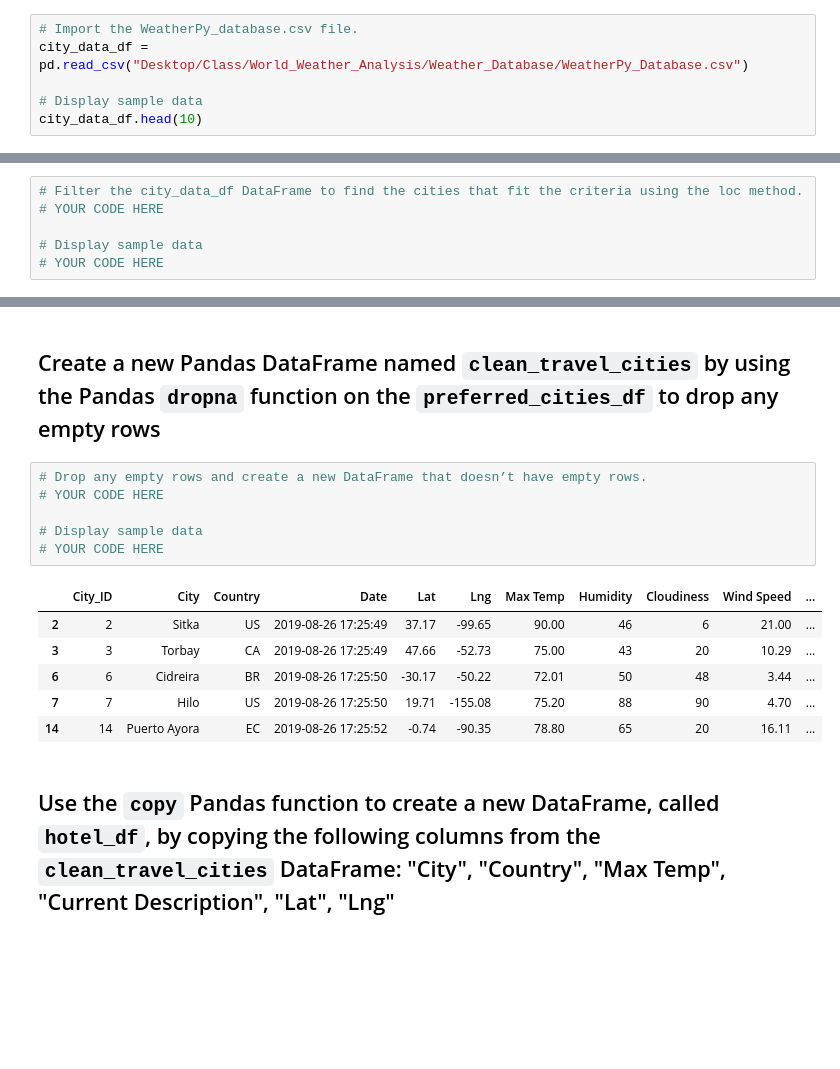
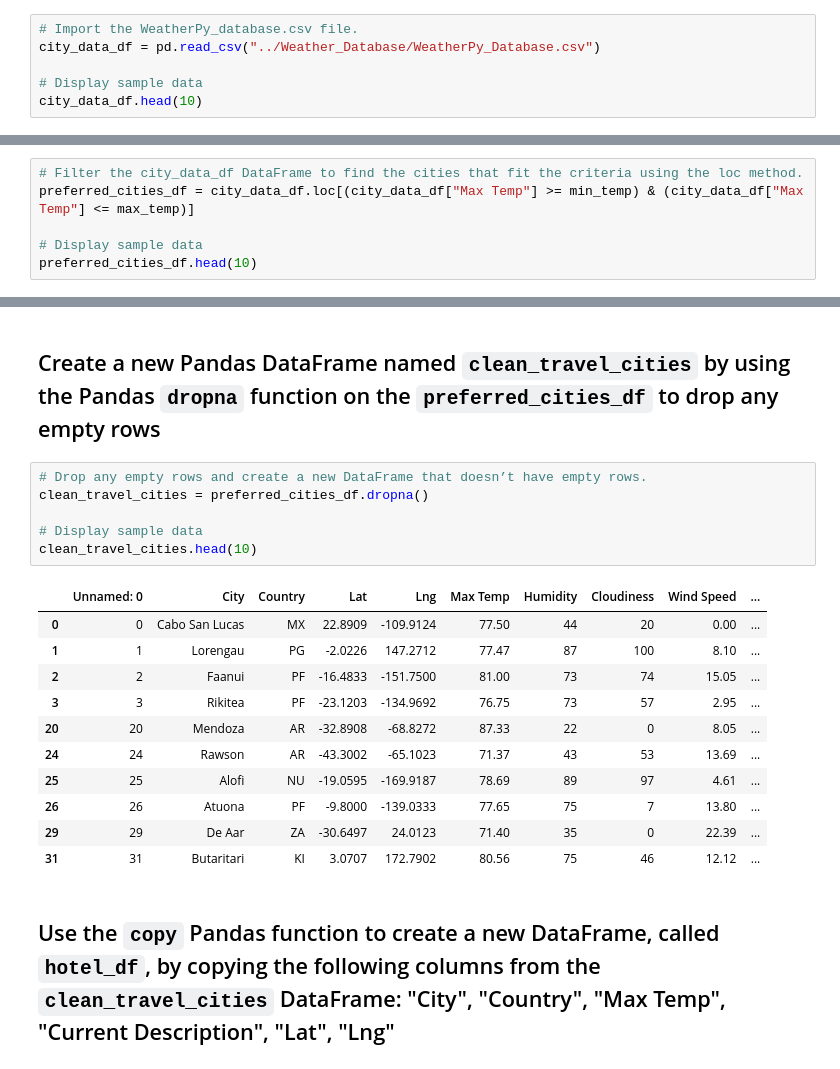
Before and after one commit to stacey1079/World_Weather_Analysis, a Jupyter notebook: Vacation_Search/Vacation_Search.ipynb, the cells around one changed output, grey strips where cells are left out. Cells and saved outputs as stored; diff of their text form; blank space fills up the shorter version.

```diff
--- a/Vacation_Search/Vacation_Search.ipynb
+++ b/Vacation_Search/Vacation_Search.ipynb
@@ -60,7 +61,7 @@ from config import geoapify_key
 ## From the `Weather_Database` folder you created in the "Deliverable 1," import the `WeatherPy_Database.csv` file as a Pandas DataFrame named `city_data_df`
 # %%
 # Import the WeatherPy_database.csv file.
-city_data_df = pd.read_csv("Desktop/Class/World_Weather_Analysis/Weather_Database/WeatherPy_Database.csv")
+city_data_df = pd.read_csv("../Weather_Database/WeatherPy_Database.csv")
 
 # Display sample data
 city_data_df.head(10)
@@ -79,8 +90,8 @@ What is the maximum temperature you would like for your vacation? 90
 ## Create a new Pandas DataFrame by using the `loc` Pandas method to filter the `city_data_df` DataFrame for temperature criteria  collected. Name the DataFrame as `preferred_cities_df`
 # %%
 # Filter the city_data_df DataFrame to find the cities that fit the criteria using the loc method.
-# YOUR CODE HERE
+preferred_cities_df = city_data_df.loc[(city_data_df["Max Temp"] >= min_temp) & (city_data_df["Max Temp"] <= max_temp)]
 
 # Display sample data
-# YOUR CODE HERE
+preferred_cities_df.head(10)
 # %% [output]
@@ -99,17 +110,22 @@ What is the maximum temperature you would like for your vacation? 90
 ## Create a new Pandas DataFrame named `clean_travel_cities` by using the Pandas `dropna` function on the `preferred_cities_df` to drop any empty rows
 # %%
 # Drop any empty rows and create a new DataFrame that doesn’t have empty rows.
-# YOUR CODE HERE
+clean_travel_cities = preferred_cities_df.dropna()
 
 # Display sample data
-# YOUR CODE HERE
+clean_travel_cities.head(10)
 # %% [output]
-|  | City_ID | City | Country | Date | Lat | Lng | Max Temp | Humidity | Cloudiness | Wind Speed | ... |
-| 2 | 2 | Sitka | US | 2019-08-26 17:25:49 | 37.17 | -99.65 | 90.00 | 46 | 6 | 21.00 | ... |
-| 3 | 3 | Torbay | CA | 2019-08-26 17:25:49 | 47.66 | -52.73 | 75.00 | 43 | 20 | 10.29 | ... |
-| 6 | 6 | Cidreira | BR | 2019-08-26 17:25:50 | -30.17 | -50.22 | 72.01 | 50 | 48 | 3.44 | ... |
-| 7 | 7 | Hilo | US | 2019-08-26 17:25:50 | 19.71 | -155.08 | 75.20 | 88 | 90 | 4.70 | ... |
-| 14 | 14 | Puerto Ayora | EC | 2019-08-26 17:25:52 | -0.74 | -90.35 | 78.80 | 65 | 20 | 16.11 | ... |
+|  | Unnamed: 0 | City | Country | Lat | Lng | Max Temp | Humidity | Cloudiness | Wind Speed | ... |
+| 0 | 0 | Cabo San Lucas | MX | 22.8909 | -109.9124 | 77.50 | 44 | 20 | 0.00 | ... |
+| 1 | 1 | Lorengau | PG | -2.0226 | 147.2712 | 77.47 | 87 | 100 | 8.10 | ... |
+| 2 | 2 | Faanui | PF | -16.4833 | -151.7500 | 81.00 | 73 | 74 | 15.05 | ... |
+| 3 | 3 | Rikitea | PF | -23.1203 | -134.9692 | 76.75 | 73 | 57 | 2.95 | ... |
+| 20 | 20 | Mendoza | AR | -32.8908 | -68.8272 | 87.33 | 22 | 0 | 8.05 | ... |
+| 24 | 24 | Rawson | AR | -43.3002 | -65.1023 | 71.37 | 43 | 53 | 13.69 | ... |
+| 25 | 25 | Alofi | NU | -19.0595 | -169.9187 | 78.69 | 89 | 97 | 4.61 | ... |
+| 26 | 26 | Atuona | PF | -9.8000 | -139.0333 | 77.65 | 75 | 7 | 13.80 | ... |
+| 29 | 29 | De Aar | ZA | -30.6497 | 24.0123 | 71.40 | 35 | 0 | 22.39 | ... |
+| 31 | 31 | Butaritari | KI | 3.0707 | 172.7902 | 80.56 | 75 | 46 | 12.12 | ... |
 # %% [markdown]
 ## Use the `copy` Pandas function to create a new DataFrame, called `hotel_df`, by copying the following columns from the `clean_travel_cities` DataFrame: "City", "Country", "Max Temp", "Current Description", "Lat", "Lng"
 # %%
```
Also changed, not shown: parts of 7 cells of this notebook.
